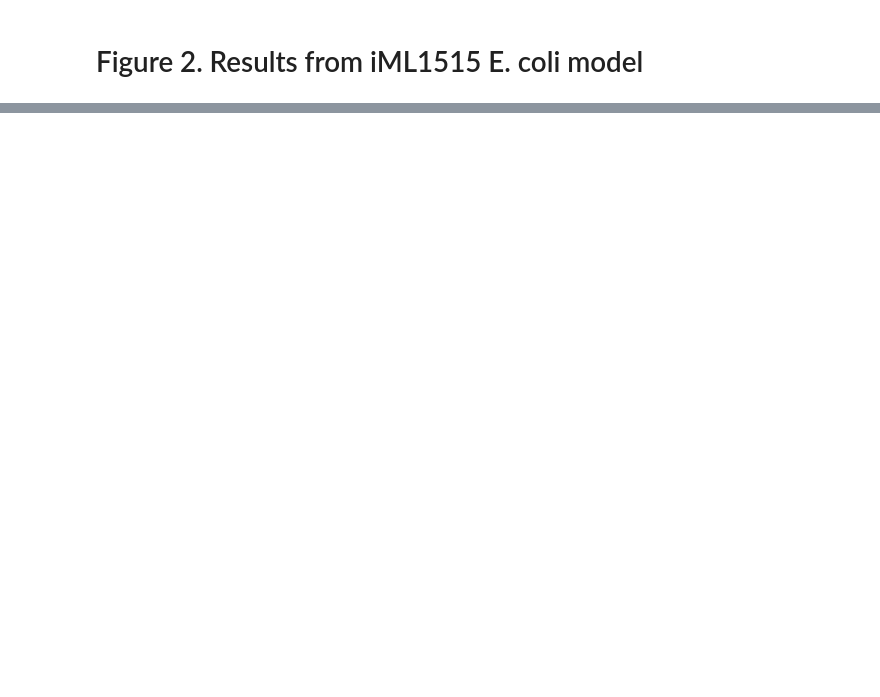
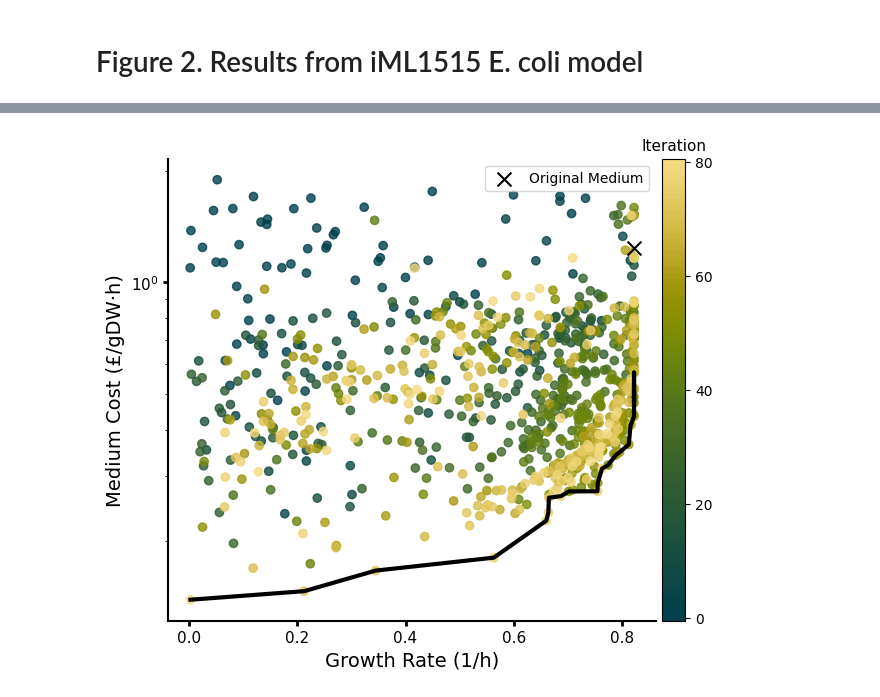
Before and after one commit to cjmerzbacher/mobo-medium-conditions, a Jupyter notebook: analysis/fig2.ipynb, the cells around one changed output, grey strips where cells are left out. Saved outputs shown, nothing was run; the diff lists cells and outputs as text; code cells hidden in the pictures; blank space fills up the shorter version.

```diff
--- a/analysis/fig2.ipynb
+++ b/analysis/fig2.ipynb
@@ -14,0 +22,90 @@ from scipy.interpolate import griddata
+# %%
+data = pd.read_csv("../data/Figure2B.csv")
+
+"Same plot but filtering out all entries where the growth rate is zero"
+# Create the plot with given size
+sf = 1.5
+fig, axes = plt.subplots(1, 1, figsize = (5*sf, 4*sf))
+
+# Define colour mapping - 1 for random initial points, 1 each per batch (n_iter)
+n_start = data["n_start"][0]
+n_batch = data["n_batch"][0]
+n_candidates = data["n_candidates"][0]
+
+ # Generate distinct colours
+colours = cmaps.bamako.cut(0.05, "right")(np.linspace(0, 1, n_batch + 1))
+# Create a custom colourmap for the colour bar
+cmap = mcolors.ListedColormap(colours)
+
+# Create an array to store colours for each data point
+point_colours = np.zeros(len(data), dtype = object)
+
+# Assign first n_start points the same colour
+point_colours[:n_start] = [colours[0]] * n_start
+# Assign different colours to each batch
+for i in range(n_batch):
+    start_idx = n_start + i * n_candidates
+    end_idx = start_idx + n_candidates
+    point_colours[start_idx:end_idx] = [colours[i + 1]] * (end_idx - start_idx) # Assign a new color per batch
+
+# Set boundaries between each batch, from -0.5 to n_batch + 0.5
+boundaries = np.arange(n_batch + 2) - 0.5
+norm = mcolors.BoundaryNorm(boundaries, cmap.N)
+
+# filter out all entries where the growth rate is above a certain threshold
+data_filtered = data[data["growth_rate"] > 0.001]
+# transform cost data from 10^{-3} £/gDW·h to £/gDW·h
+data_filtered["cost"] = data_filtered["cost"] * 1e-3
+ # Scatter plot with custom colours, applying transparence (alpha = 0.8)
+sc = axes.scatter(x = data_filtered["growth_rate"], y = data_filtered["cost"],
+                  c = point_colours[data_filtered.index], alpha = 0.8)
+axes.set_yscale("log")
+
+
+# Extract and sort Pareto points by growth rate
+pareto_data = data_filtered[data_filtered["is_pareto"] == True].sort_values(by = "growth_rate")
+# Plot as a single line connecting the points
+axes.plot(
+    pareto_data["growth_rate"],
+    pareto_data["cost"],
+    color = "black",
+    linewidth = 3
+)
+
+# plot performance of initial medium
+axes.scatter(
+    x = data["init_growth_rate"][0],
+    y = data["init_cost"][0] * 1e-3,
+    color = "black", marker = "x",
+    label = "Original Medium", s = 100, zorder = 5
+    )
+
+
+# axes
+axes.set_xlabel("Growth Rate (1/h)", fontsize = 14)
+axes.set_ylabel("Medium Cost (£/gDW·h)", fontsize = 14)
+axes.xaxis.set_tick_params(width = 2, labelsize = 11)
+axes.yaxis.set_tick_params(width = 2, labelsize = 11)
+axes.spines["top"].set_visible(False)
+axes.spines["right"].set_visible(False)
+axes.spines["bottom"].set_linewidth(1.5)
+axes.spines["left"].set_linewidth(1.5)
+
+# Add the color bar
+tick_positions = np.arange(0, n_batch + 1, 20)
+sm = cm.ScalarMappable(cmap = cmap, norm = norm)
+cbar = fig.colorbar(sm, ax = axes, ticks = tick_positions, pad = 0.01) # pad defines distance
+cbar.ax.set_title("Iteration", fontsize = 11)
+cbar.ax.tick_params(which = "minor", size = 0) # turn off minor ticks at colour boundaries
+
+# Display the legend with no edge color
+axes.legend()
+# axes.legend(edgecolor = "black", frameon = False)
+
+# Show the plot
+plt.show()
+fig.tight_layout()
+
+# fig.set_size_inches(9, 7)  # Consistent physical size in inches
+fig.savefig("../figs/Figure2B.png", dpi = 300, bbox_inches = None)
+# %% [output]
@@ -15 +117,2 @@ from scipy.interpolate import griddata
+[figure, new version]
 # %% [markdown]
```
Also changed, not shown: parts of 8 cells of this notebook, 6 other files.
